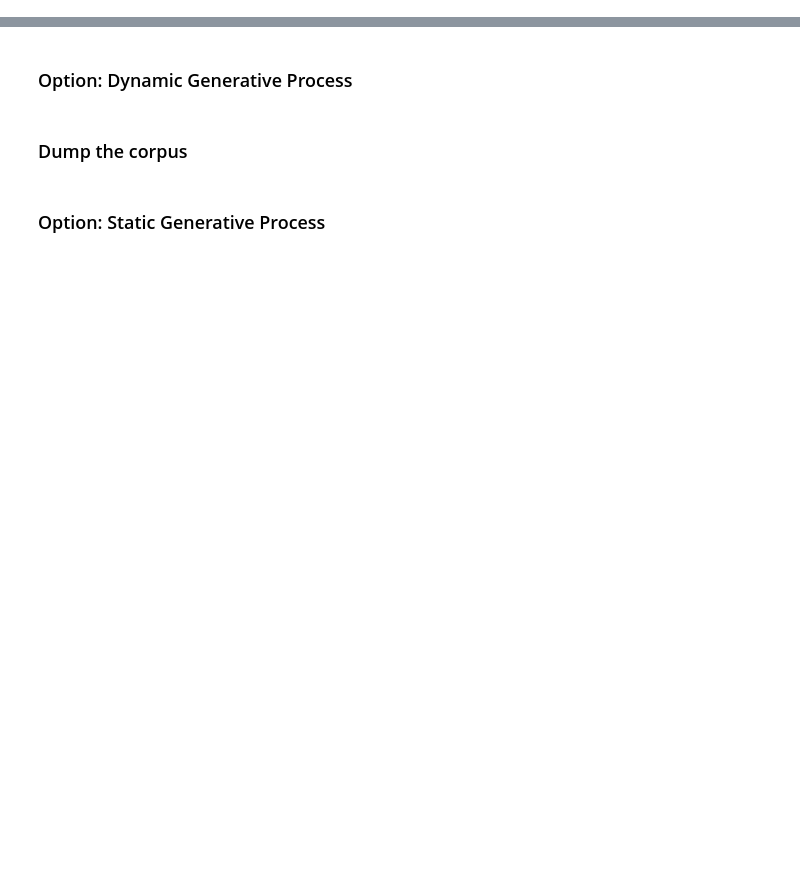
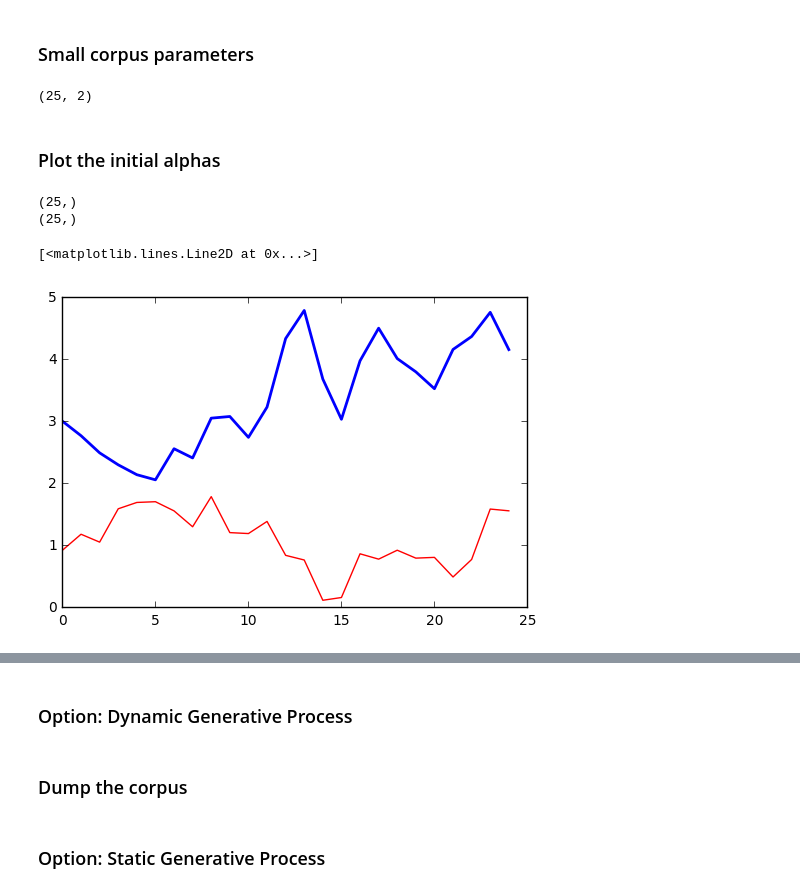
Before and after one commit to perdaug/ssmsi, a Jupyter notebook: notebooks/corpora/generate_corpus.ipynb, the cells around one changed output, grey strips where cells are left out. Saved outputs shown, nothing was run; the diff lists cells and outputs as text; code cells hidden in the pictures; blank space fills up the shorter version.

Commit message:
Implementing the alpha/theta comparison.

```diff
--- a/notebooks/corpora/generate_corpus.ipynb
+++ b/notebooks/corpora/generate_corpus.ipynb
@@ -15,6 +18,6 @@ def mean_parameter(arr):
 # %%
-K = 10
-V = len(vocab)
+K = 3
+V = len(vocab) # 2442
 xi = 1000
 T = 50
 
@@ -27,6 +30,9 @@ beta_0 = np.zeros((K, V))
 for k, beta_0_k in enumerate(beta_0):
     beta_0[k] = np.random.normal(beta_0_k, var_init)
 
+print beta_0
+return
+
 betas[0] = beta_0
 for t in xrange (1, T):
     betas[t] = np.random.normal(betas[t-1], var_basic)
@@ -36,0 +62,48 @@ for t in xrange (1, T):
+# %% [markdown]
+### Small corpus parameters
+# %%
+# Corpus parameters
+K = 2
+xi = 1000 # Approximate number of words
+T = 25
+V = 10
+alphas = np.zeros((T, K))
+betas = np.zeros((T, K, V))
+var_init = 2
+var_basic = 0.5
+
+# Initialise the vocabulary
+import string
+vocab = []
+for w in range(V):
+    vocab.append(string.ascii_lowercase[w])
+
+# Initialise the parameters at t=0
+beta_0 = np.zeros((K, V))
+for k, beta_0_k in enumerate(beta_0):
+    beta_0[k] = np.random.normal(beta_0_k, var_init)
+
+betas[0] = beta_0
+for t in xrange (1, T):
+    betas[t] = np.random.normal(betas[t-1], var_basic)
+
+alphas[0] = np.random.normal(alphas[0], var_init)
+for t in xrange (1, T):
+    alphas[t] = np.random.normal(alphas[t-1], var_basic)
+# %% [output]
+(25, 2)
+# %% [markdown]
+### Plot the initial alphas
+# %%
+import matplotlib.pyplot as plt
+%matplotlib inline
+alphas_0 = alphas[:, 0]
+alphas_1 = alphas[:, 1]
+t = np.linspace(0, T-1, num=T)
+plt.plot(t, alphas_0, 'b-',linewidth=2)
+plt.plot(t, alphas_1,'r-',linewidth=1)
+# %% [output]
+(25,)
+(25,)
+[<matplotlib.lines.Line2D at 0x...>]
+[figure, added]
```
Also changed, not shown: parts of 6 cells of this notebook, 4 other files.
